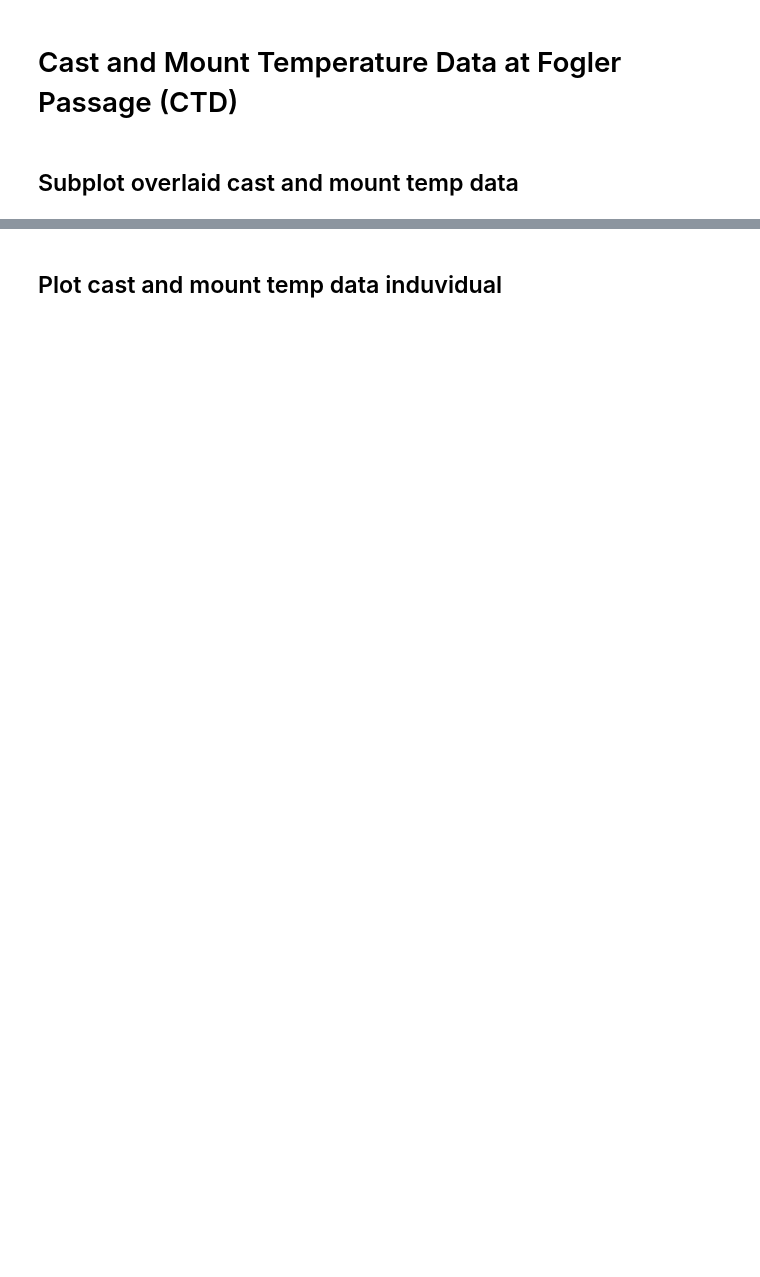
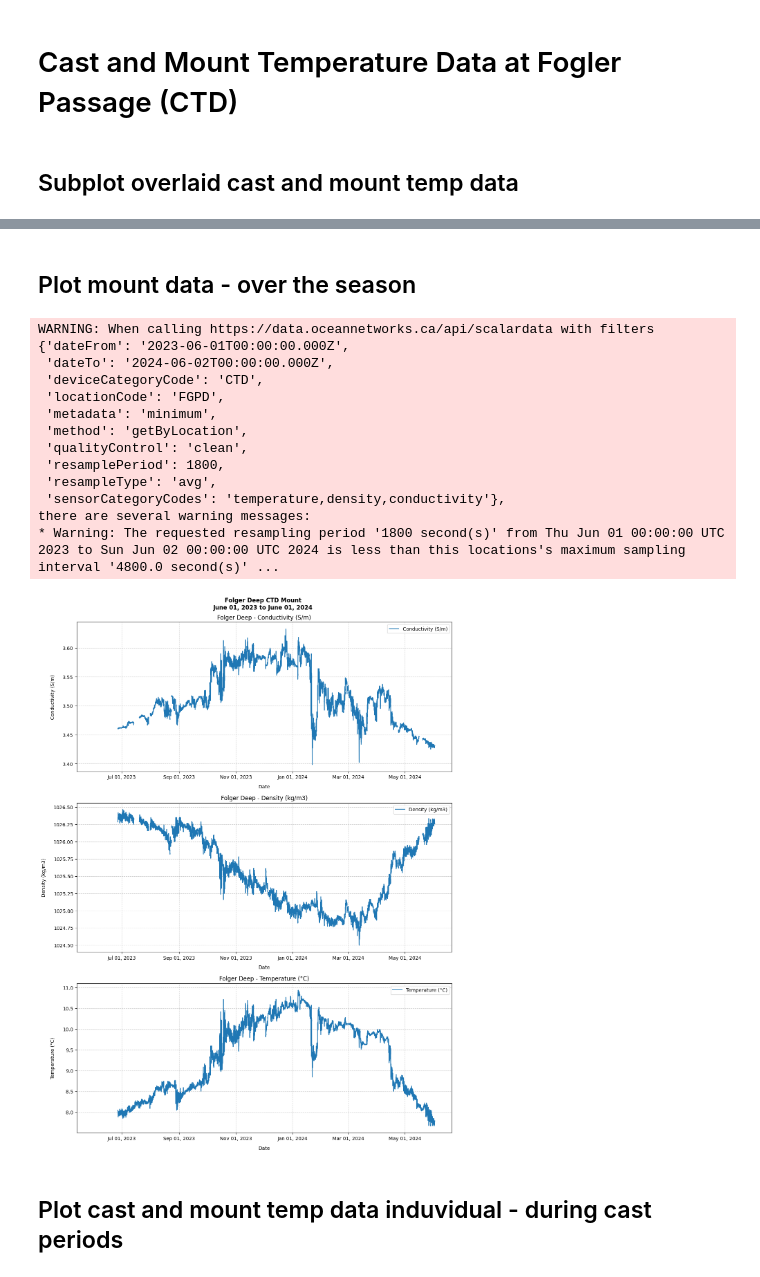
Before and after one commit to g-bertozzi/BMSC-2025, a Jupyter notebook: deepnote/folger_pinnacle_temp.ipynb, the cells around one changed output, grey strips where cells are left out. Cells and saved outputs as stored; diff of their text form; code cells hidden in the pictures; blank space fills up the shorter version.

Commit message:
working subplot of long term mount CTD props

```diff
--- a/deepnote/folger_pinnacle_temp.ipynb
+++ b/deepnote/folger_pinnacle_temp.ipynb
@@ -57,5 +62,34 @@ h2.subplot_cast_and_mount_temp_by_place([jul_mount_temp_deep,jul_cast_temp_deep]
+# %% [markdown]
+## Plot mount data - over the season
+# %%
+# Date of interest: July 11, 2023
+yr_start = "2023-06-01T00:00:00.000Z"
+yr_end = "2024-06-02T00:00:00.000Z"
+
+yr_mount_all_deep = h2.get_property(start=yr_start, end=yr_end, locationCode="FGPD", sensorCategoryCodes="temperature,density,conductivity", resample= 1800)
+
+# h2.plot_longterm_mount(df=yr_mount_all_deep, locationCode="FGPD", sensor_cols=["temperature"])
+# h2.plot_longterm_mount(df=yr_mount_all_deep, locationCode="FGPD", sensor_cols=["density"])
+# h2.plot_longterm_mount(df=yr_mount_all_deep, locationCode="FGPD", sensor_cols=["conductivity"])
+
+h2.subplot_longterm_mount(df=yr_mount_all_deep, locationCode="FGPD")
+# %% [output]
+WARNING: When calling https://data.oceannetworks.ca/api/scalardata with filters
+{'dateFrom': '2023-06-01T00:00:00.000Z',
+ 'dateTo': '2024-06-02T00:00:00.000Z',
+ 'deviceCategoryCode': 'CTD',
+ 'locationCode': 'FGPD',
+ 'metadata': 'minimum',
+ 'method': 'getByLocation',
+ 'qualityControl': 'clean',
+ 'resamplePeriod': 1800,
+ 'resampleType': 'avg',
+ 'sensorCategoryCodes': 'temperature,density,conductivity'},
+there are several warning messages:
+* Warning: The requested resampling period '1800 second(s)' from Thu Jun 01 00:00:00 UTC 2023 to Sun Jun 02 00:00:00 UTC 2024 is less than this locations's maximum sampling interval '4800.0 second(s)' ...
+[figure, added]
 # %% [markdown]
-## Plot cast and mount temp data induvidual
+## Plot cast and mount temp data induvidual - during cast periods
 # %%
 # dfrom = "2023-07-11T17:00:00.000Z"
 # dto = "2023-07-11T22:30:00.000Z"
```
Also changed, not shown: parts of 3 cells of this notebook, 1 other file.
